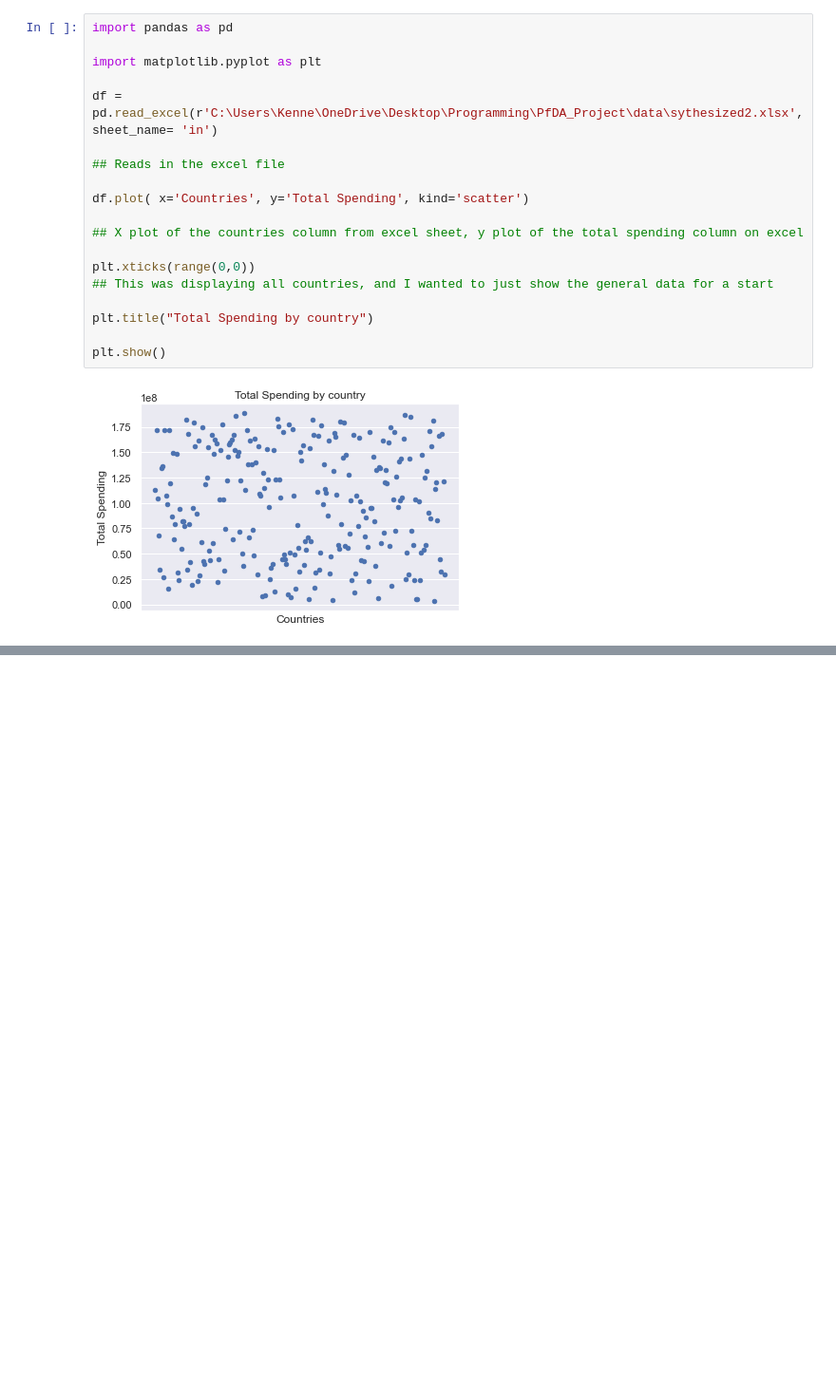
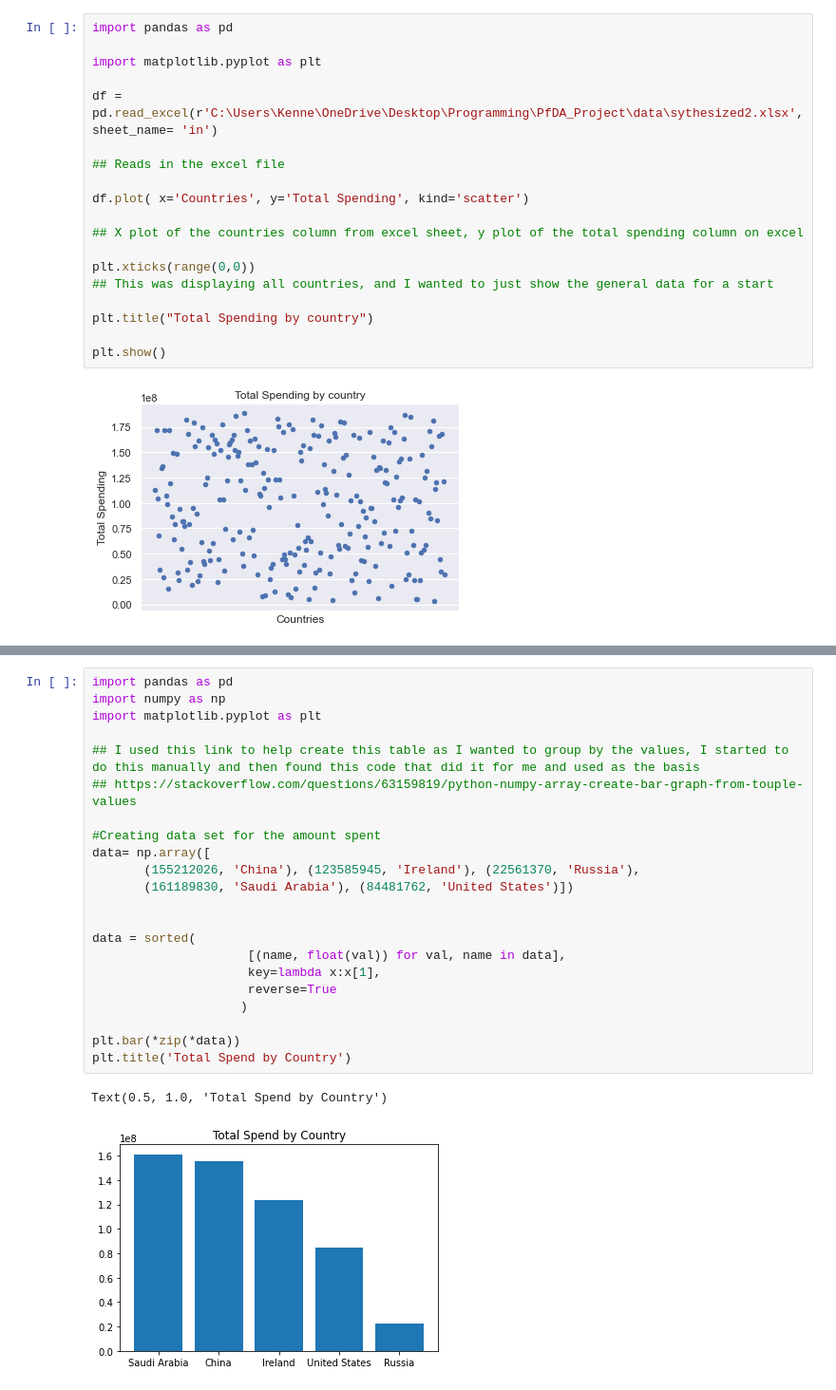
Before and after one commit to KenLin765/PfDA_Project, a Jupyter notebook: Main.ipynb, the cells around one changed output, grey strips where cells are left out. Shown: that part at 95% size. Saved outputs shown, nothing was run; the diff lists cells and outputs as text; blank space fills up the shorter version.

```diff
--- a/Main.ipynb
+++ b/Main.ipynb
@@ -208,0 +242,25 @@ For the next part of the project, I am going to take these five nations and inve
+# %%
+import pandas as pd
+import numpy as np
+import matplotlib.pyplot as plt
+
+## I used this link to help create this table as I wanted to group by the values, I started to do this manually and then found this code that did it for me and used as the basis
+## https://stackoverflow.com/questions/63159819/python-numpy-array-create-bar-graph-from-touple-values
+
+#Creating data set for the amount spent
+data= np.array([
+       (155212026, 'China'), (123585945, 'Ireland'), (22561370, 'Russia'),
+       (161189830, 'Saudi Arabia'), (84481762, 'United States')])
+
+
+data = sorted(
+                     [(name, float(val)) for val, name in data],
+                     key=lambda x:x[1],
+                     reverse=True
+                    )
+
+plt.bar(*zip(*data))
+plt.title('Total Spend by Country')
+# %% [output]
+Text(0.5, 1.0, 'Total Spend by Country')
+[figure, added]
```
Also changed, not shown: parts of 6 cells of this notebook.
